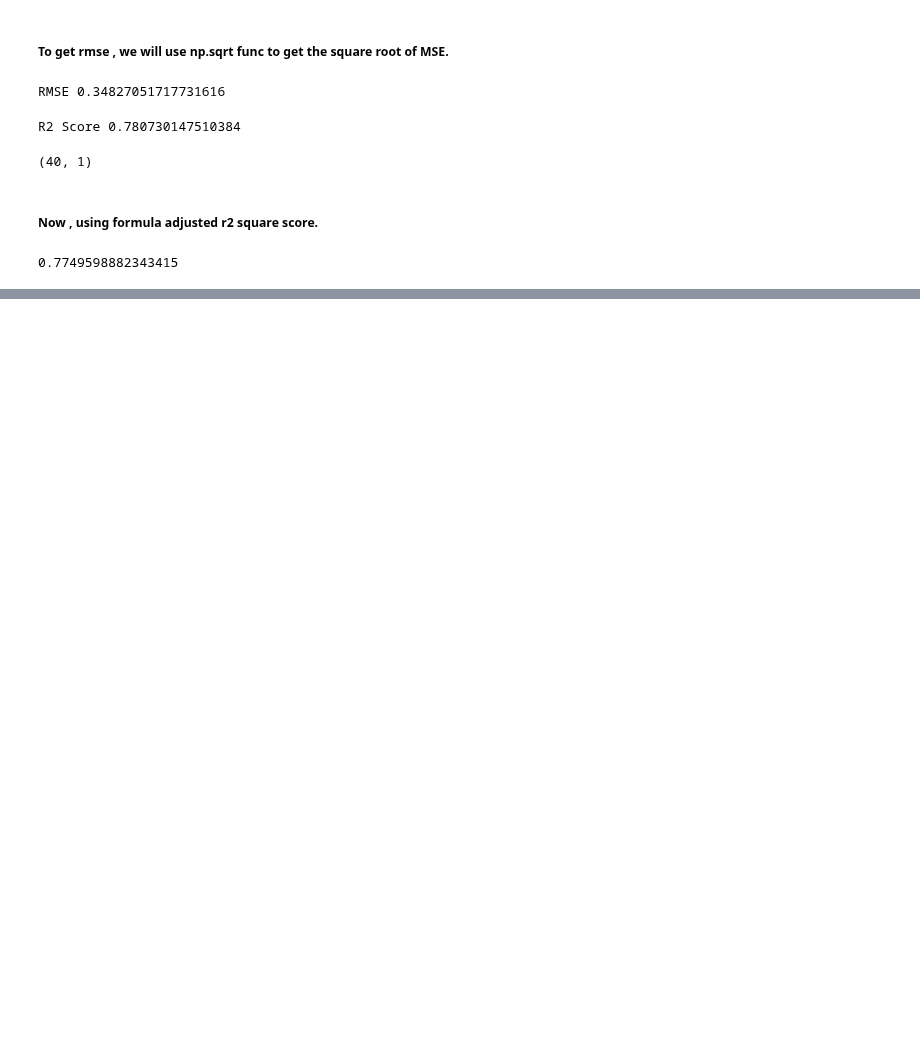
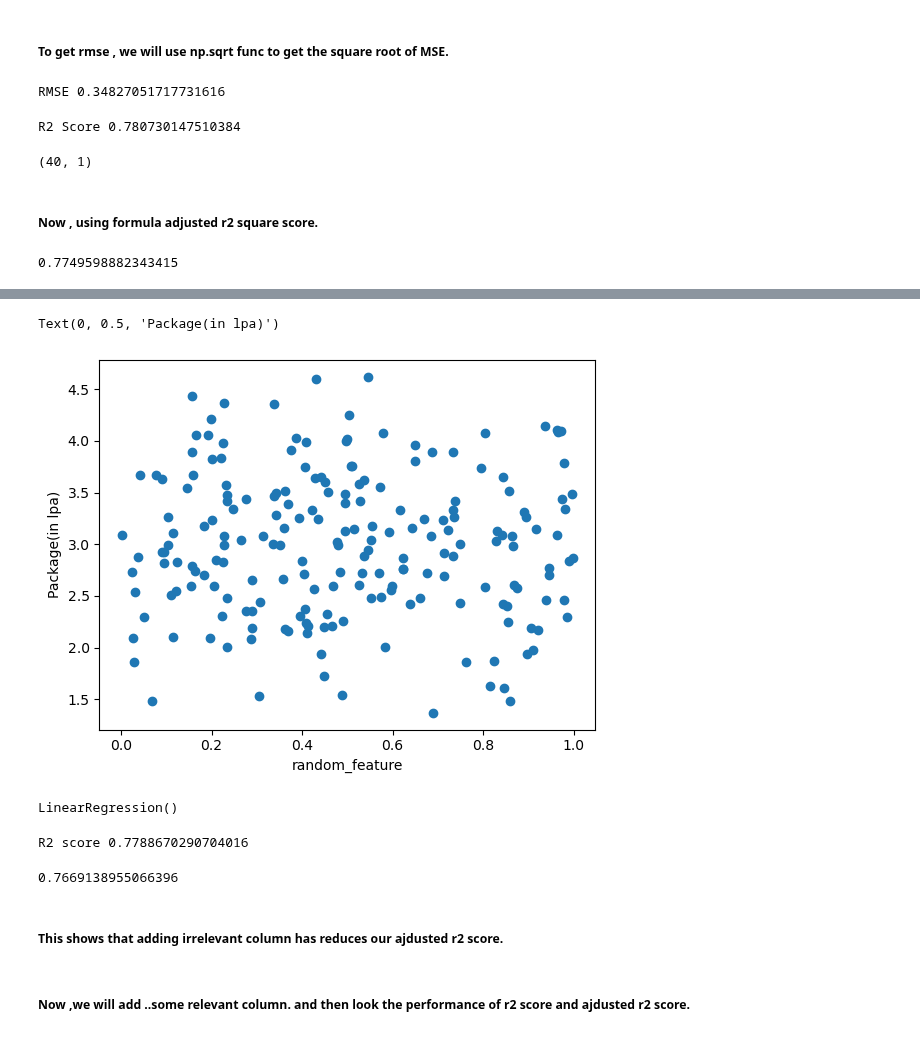
Before and after one commit to Shreyasb1015/Machine-Learning, a Jupyter notebook: ml-algorithms/regression-metrices/regressionMetrices.ipynb, the cells around one changed output, grey strips where cells are left out. Drawn from its saved outputs; the diff is of its cells as text; code cells hidden in the pictures; blank space fills up the shorter version.

Commit message:
regression metrices

```diff
--- a/ml-algorithms/regression-metrices/regressionMetrices.ipynb
+++ b/ml-algorithms/regression-metrices/regressionMetrices.ipynb
@@ -92,0 +93,6 @@ X_test.shape
+# %%
+new_df1 = df.copy()
+new_df1['random_feature'] = np.random.random(200)
+
+new_df1 = new_df1[['cgpa','random_feature','package']]
+new_df1.head()
@@ -92,0 +106,7 @@ X_test.shape
+# %%
+plt.scatter(new_df1['random_feature'],new_df1['package'])
+plt.xlabel('random_feature')
+plt.ylabel('Package(in lpa)')
+# %% [output]
+Text(0, 0.5, 'Package(in lpa)')
+[figure, added]
@@ -92,0 +120,4 @@ X_test.shape
+# %%
+lr.fit(X_train,y_train)
+# %% [output]
+LinearRegression()
@@ -92,0 +126,13 @@ X_test.shape
+# %%
+print("R2 score",r2_score(y_test,y_pred))
+r2 = r2_score(y_test,y_pred)
+# %% [output]
+R2 score 0.7788670290704016
+# %%
+1 - ((1-r2)*(40-1)/(40-1-2))
+# %% [output]
+0.7669138955066396
+# %% [markdown]
+##### This shows that adding irrelevant column has reduces our ajdusted r2 score.
+# %% [markdown]
+##### Now ,we will add ..some relevant column. and then look the performance of r2 score and ajdusted r2 score.
```
Also changed, not shown: parts of 16 cells of this notebook.
